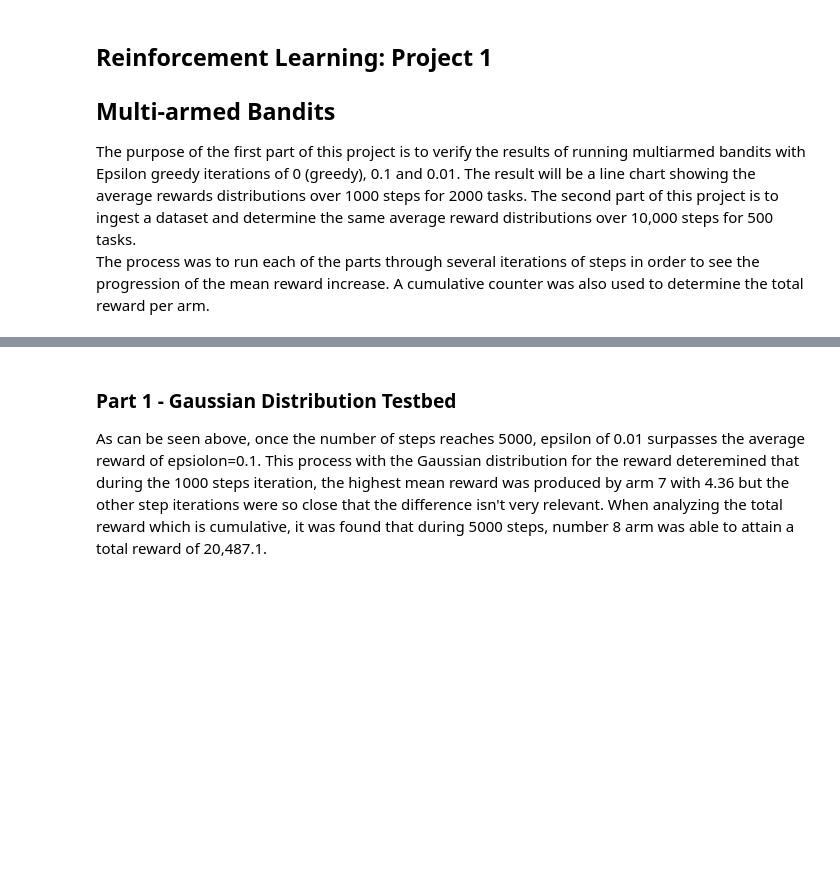
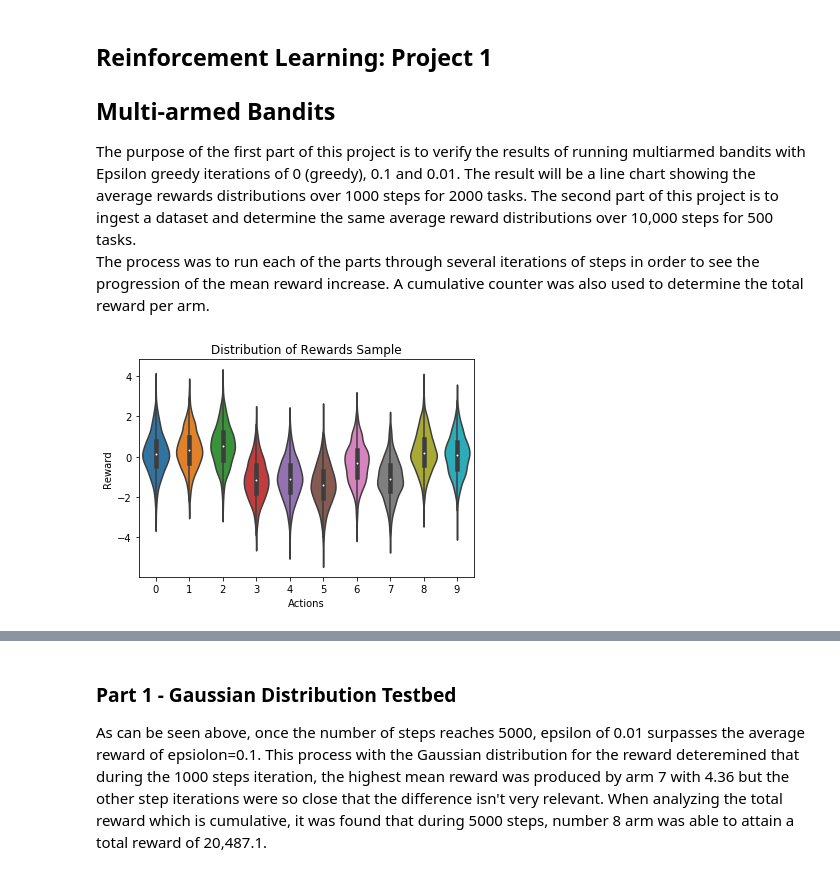
Before and after one commit to FreedomEclipse/multiArmedBandit, a Jupyter notebook: mabanditv2.ipynb, the cells around one changed output, grey strips where cells are left out. Saved outputs shown, nothing was run; the diff lists cells and outputs as text; code cells hidden in the pictures; blank space fills up the shorter version.

```diff
--- a/mabanditv2.ipynb
+++ b/mabanditv2.ipynb
@@ -20,13 +21,18 @@ class bandit:
         self.arm_n = np.zeros(arms)
         self.reward = np.zeros(steps)
         self.arm_r = np.zeros(arms)
+        self.arm_tr = np.zeros(arms)
         # unknown mean reward of a action
         self.meansdist = np.random.normal(0, 1, arms)
+        #print(self.meansdist)
         # cumulative reward counter for ds
         self.totrewardarm = np.zeros(arms)
+        self.optimalList = np.zeros(self.steps)
+        self.allr = []
 
     def run(self, ds):
         for i in range(self.steps):
+            rewardsEachArm = np.zeros(self.arms)
             # find random numbers and determine arm choice
             rn = np.random.rand()
             if self.type == 0 and self.n == 0:
@@ -43,12 +49,21 @@ class bandit:
             # determine reward from Gaussian distribution with q*(a) as mean as varaiance 1
             if isinstance(ds, pd.DataFrame):
                 reward = ds.iat[i, act]
+
             else:
-                reward = np.random.normal(self.meansdist[act], 1)
+                #md = self.meansdist.copy()
+                for r in range(len(rewardsEachArm)):
+                    rewardsEachArm[r] = np.random.normal(self.meansdist[r], 1)
+                reward = rewardsEachArm[act]
+                if reward == rewardsEachArm.max():
+                    self.optimalList[i] = 1
 
-            # determine the mean reward and reward for the arm chosen
+            # determine the mean reward and reward for the arm chosen, new estimates
             self.mean_r = self.mean_r + (reward - self.mean_r) / self.n
             self.arm_r[act] = self.arm_r[act] + (reward - self.arm_r[act]) / self.arm_n[act]
+
+            if reward > self.arm_tr[act]:
+                self.arm_tr[act] = reward
 
             # update the reward array for each step
             self.reward[i] = self.mean_r
@@ -56,6 +71,9 @@ class bandit:
             # cumulative reward counter for ds
             self.totrewardarm[act] += reward
 
+            self.allr.append(rewardsEachArm)
+
+
     def reset(self):
         self.n = 0
         self.arm_n = np.zeros(self.arms)
@@ -260,3 +305,18 @@ def runLearning(rtasks, steps, files):
+# %%
+def runDist():
+    dist = bandit(10, 0, 1000)
+    dist.run(None)
+
+    df = pd.DataFrame(dist.allr)
+    ax = sns.violinplot(data=df).set_title('Distribution of Rewards Sample')
+    plt.xlabel("Actions")
+    plt.ylabel("Reward")
+    plt.title = 'Distribution of Rewards Sample'
+    plt.show()
+# %%
+runDist()
+# %% [output]
+[figure, added]
 # %%
 # Gaussian distribution with 10-Arm Testbed
 rtasks = 2000
```
Also changed, not shown: parts of 7 cells of this notebook.
